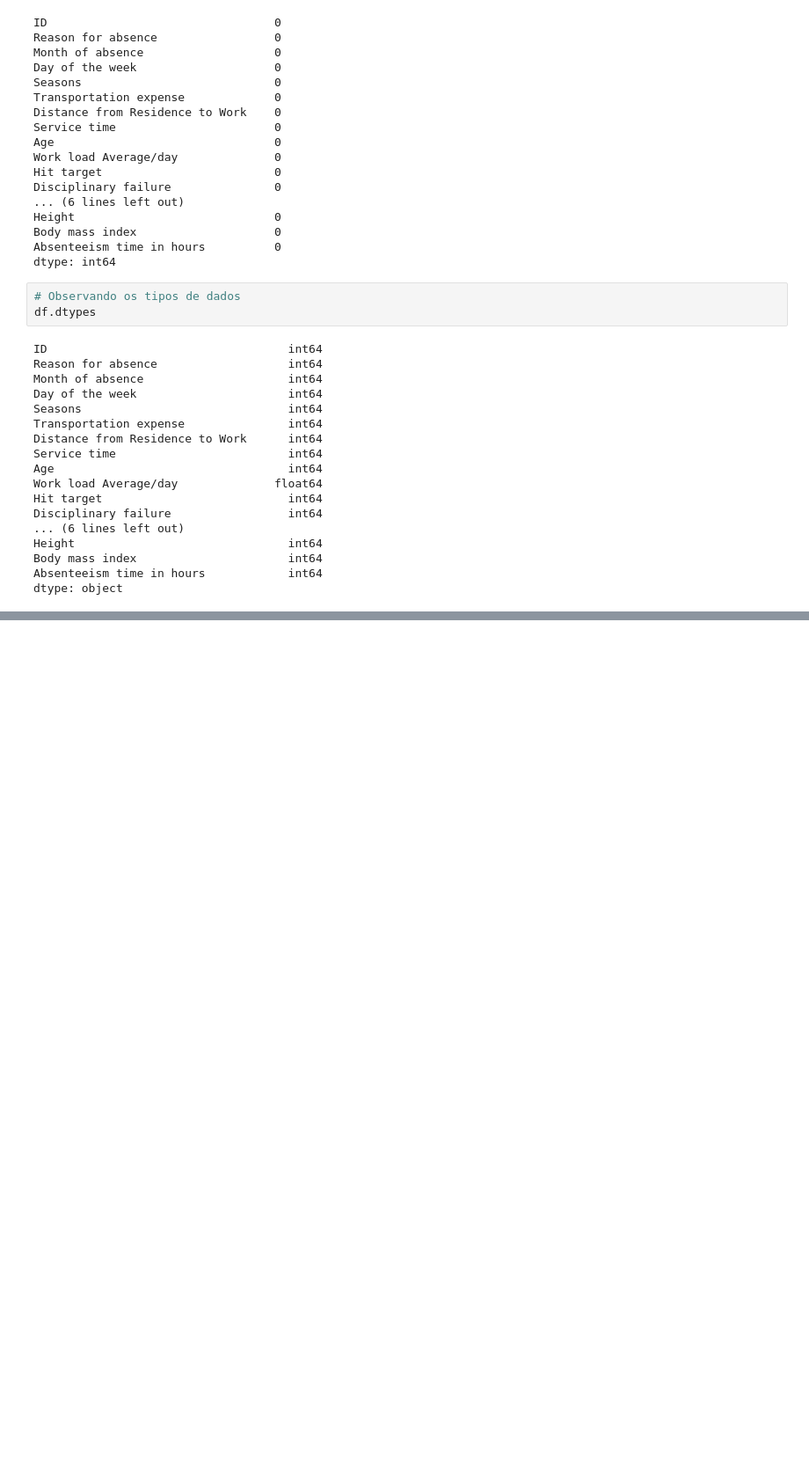
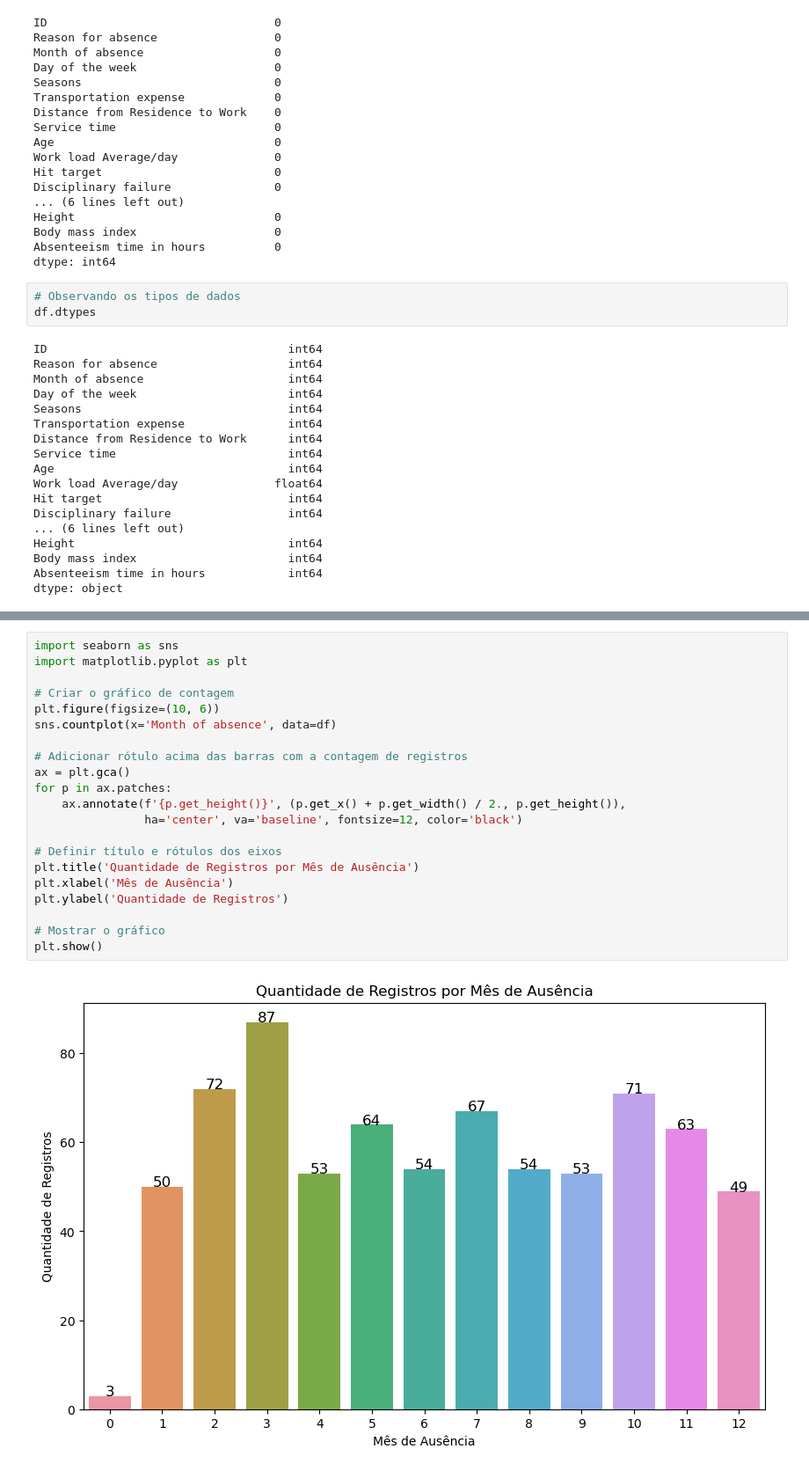
Before and after one commit to opablodantas/UCI-Absenteeism-at-Work-Analysis, a Jupyter notebook: Absenteeism_at_Work_Analysis.ipynb, the cells around one changed output, grey strips where cells are left out. Shown: that part at 88% size. Cells and saved outputs as stored; diff of their text form; blank space fills up the shorter version.

```diff
--- a/Absenteeism_at_Work_Analysis.ipynb
+++ b/Absenteeism_at_Work_Analysis.ipynb
@@ -244,0 +307,23 @@ df = df.drop('ID', axis= 1)
+# %%
+import seaborn as sns
+import matplotlib.pyplot as plt
+
+# Criar o gráfico de contagem
+plt.figure(figsize=(10, 6))
+sns.countplot(x='Month of absence', data=df)
+
+# Adicionar rótulo acima das barras com a contagem de registros
+ax = plt.gca()
+for p in ax.patches:
+    ax.annotate(f'{p.get_height()}', (p.get_x() + p.get_width() / 2., p.get_height()),
+                ha='center', va='baseline', fontsize=12, color='black')
+
+# Definir título e rótulos dos eixos
+plt.title('Quantidade de Registros por Mês de Ausência')
+plt.xlabel('Mês de Ausência')
+plt.ylabel('Quantidade de Registros')
+
+# Mostrar o gráfico
+plt.show()
+# %% [output]
+[figure, added]
```
Also changed, not shown: parts of 17 cells of this notebook.
